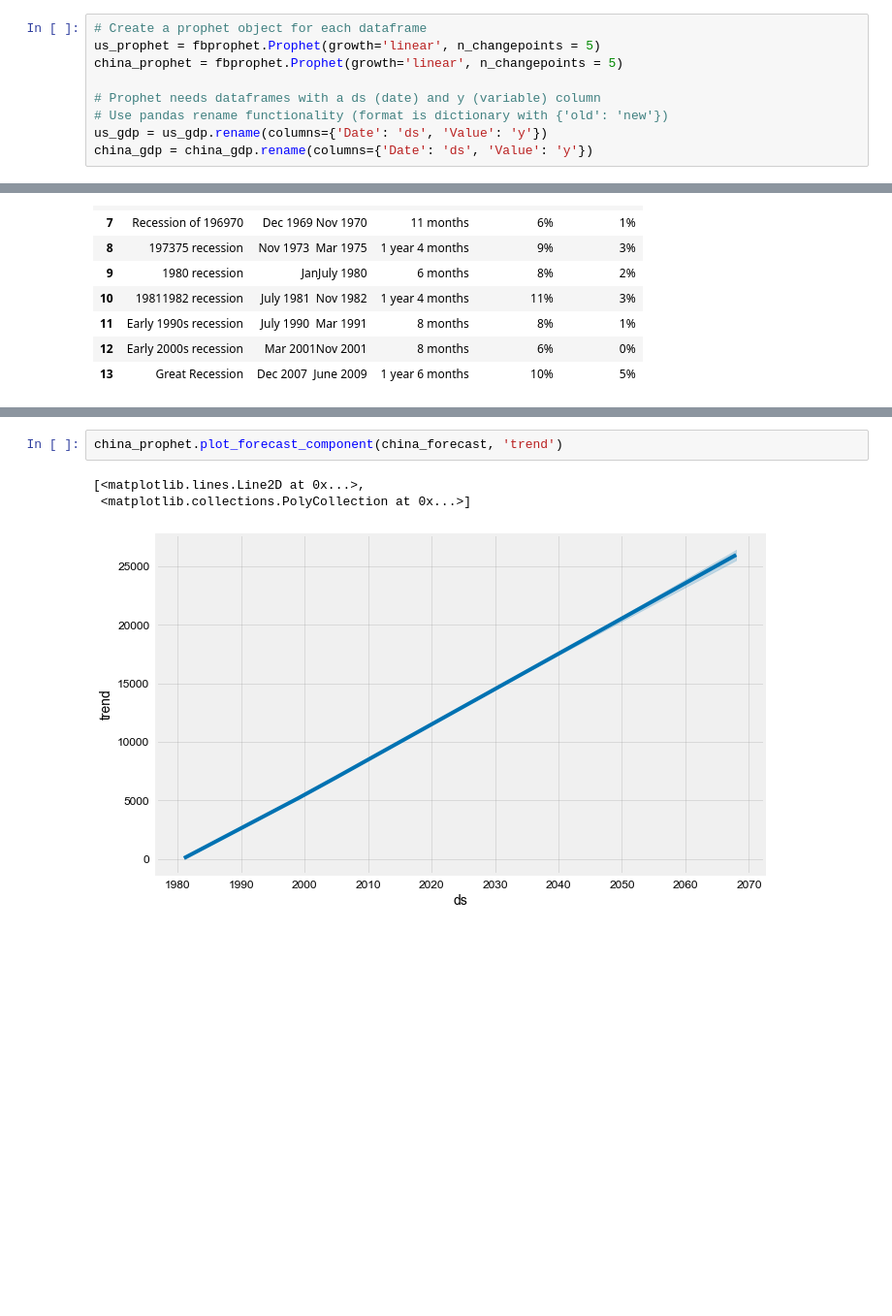
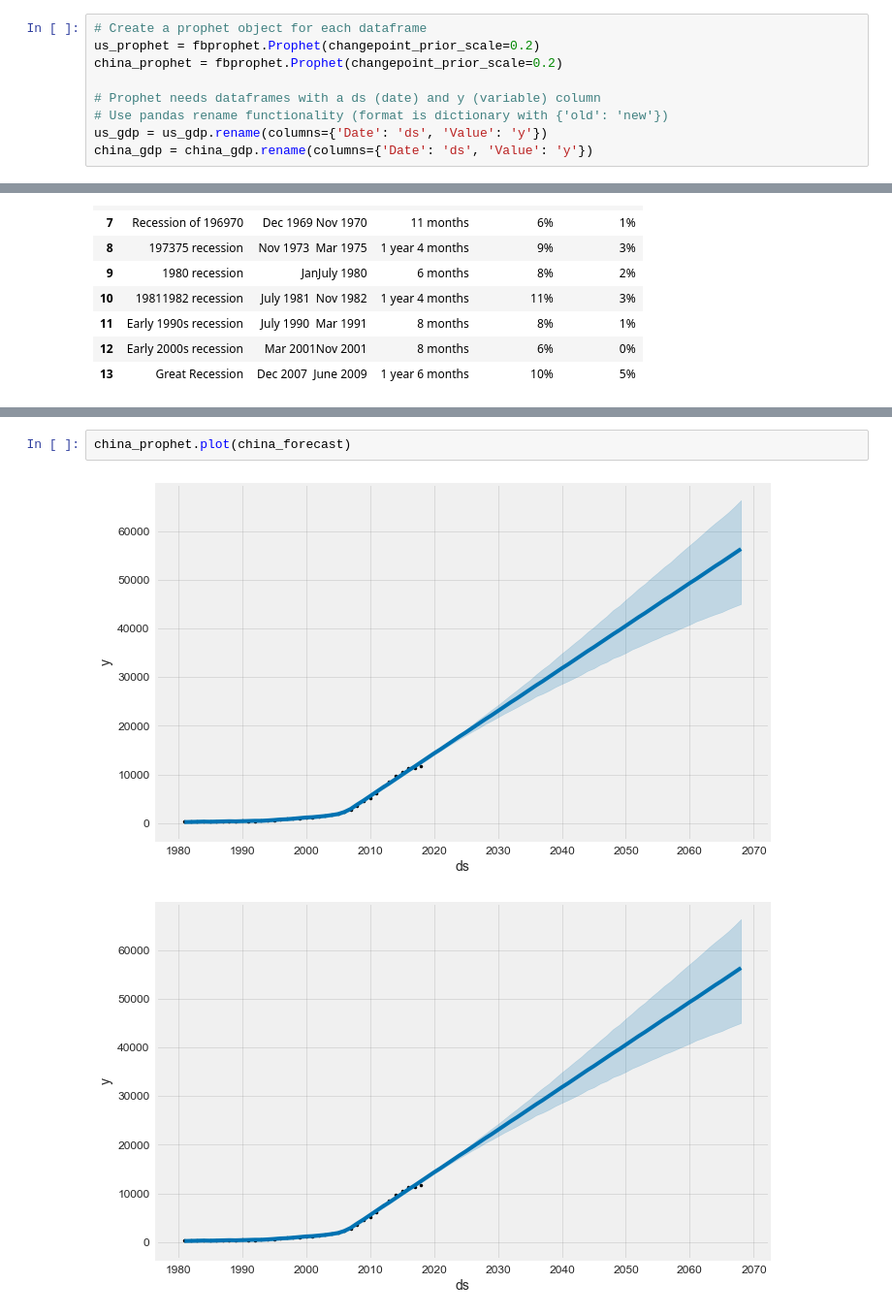
Before and after one commit to WillKoehrsen/Data-Analysis, a Jupyter notebook: additive_models/Additive Models for Prediction.ipynb, the cells around one changed output, grey strips where cells are left out. Shown at 97% size. Saved outputs shown, nothing was run; the diff lists cells and outputs as text; blank space fills up the shorter version.

```diff
--- a/additive_models/Additive Models for Prediction.ipynb
+++ b/additive_models/Additive Models for Prediction.ipynb
@@ -596,7 +670,7 @@ plt.ylabel('Billions $'); plt.title('US and China GDP'); plt.xlabel('Date');
 # %%
 # Create a prophet object for each dataframe
-us_prophet = fbprophet.Prophet(growth='linear', n_changepoints = 5)
-china_prophet = fbprophet.Prophet(growth='linear', n_changepoints = 5)
+us_prophet = fbprophet.Prophet(changepoint_prior_scale=0.2)
+china_prophet = fbprophet.Prophet(changepoint_prior_scale=0.2)
 
 # Prophet needs dataframes with a ds (date) and y (variable) column
 # Use pandas rename functionality (format is dictionary with {'old': 'new'})
@@ -673,6 +741,5 @@ us_prophet.plot(us_forecast)
 # %%
-china_prophet.plot_forecast_component(china_forecast, 'trend')
+china_prophet.plot(china_forecast)
 # %% [output]
-[<matplotlib.lines.Line2D at 0x...>,
- <matplotlib.collections.PolyCollection at 0x...>]
-[figure, old version]
+[figure, new version]
+[figure, added]
```
Also changed, not shown: parts of 77 cells of this notebook, 16 other files.
